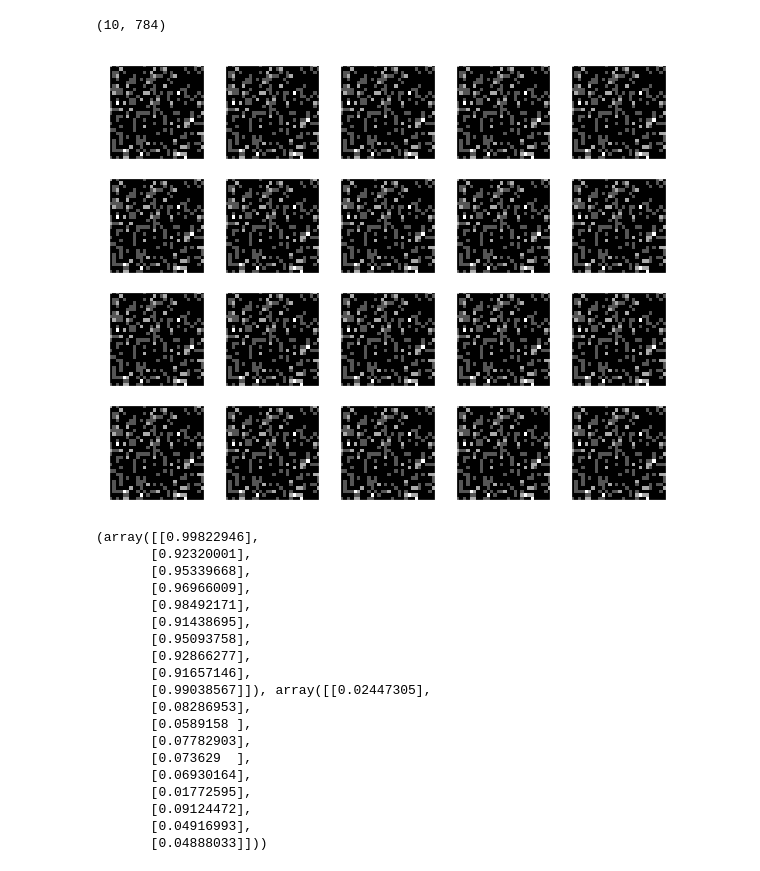
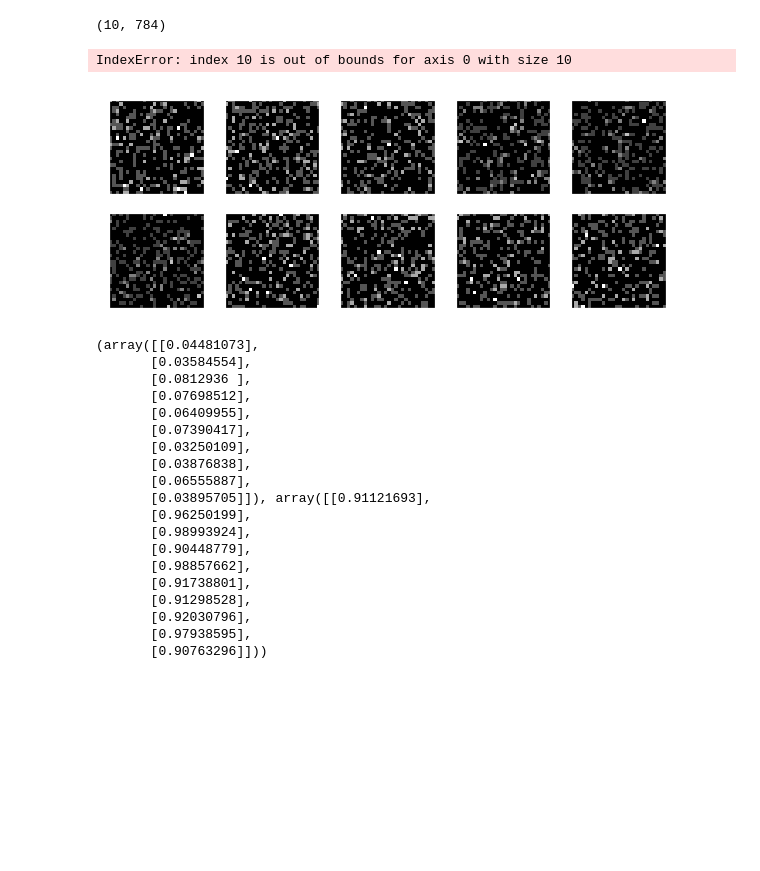
Before and after one commit to Jizhongpeng/2d_image_gans, a Jupyter notebook: mnist_gan.py.ipynb, the cells around one changed output. Cells and saved outputs as stored; diff of their text form; code cells hidden in the pictures; blank space fills up the shorter version.

Commit message:
flipped labels so that 0 corresponds to real, fixed test for deprocessor

```diff
--- a/mnist_gan.py.ipynb
+++ b/mnist_gan.py.ipynb
@@ -256,42 +256,43 @@ print(new_test.shape)
 # %%
 # deprocessing output
 plt.figure(figsize=(10,8))
-for i in range(20):
-    img = deprocess(new_test[0])
-    plt.subplot(4, 5, i+1)
+for i in range(10):
+    img = deprocess(new_test[i])
+    plt.subplot(2, 5, i+1)
     plt.imshow(img, cmap='gray')
     plt.xticks([])
     plt.yticks([])
 plt.show()
 # %% [output]
+IndexError: index 10 is out of bounds for axis 0 with size 10
-[figure, old version]
+[figure, new version]
 # %%
 # creating labels for the data
 def make_labels(rows):
     #return np.ones([size, 1]), np.zeros([size, 1])
-    return np.random.uniform(low=0.9, high=1, size=(rows,1)), np.random.uniform(low=0.0, high=0.1, size=(rows,1))
+    return np.random.uniform(low=0.0, high=0.1, size=(rows,1)), np.random.uniform(low=0.9, high=1.0, size=(rows,1))
 b = make_labels(10)
 print(b)
 # %% [output]
-(array([[0.99822946],
-       [0.92320001],
-       [0.95339668],
-       [0.96966009],
-       [0.98492171],
-       [0.91438695],
-       [0.95093758],
-       [0.92866277],
-       [0.91657146],
-       [0.99038567]]), array([[0.02447305],
-       [0.08286953],
-       [0.0589158 ],
-       [0.07782903],
-       [0.073629  ],
-       [0.06930164],
-       [0.01772595],
-       [0.09124472],
-       [0.04916993],
-       [0.04888033]]))
+(array([[0.04481073],
+       [0.03584554],
+       [0.0812936 ],
+       [0.07698512],
+       [0.06409955],
+       [0.07390417],
+       [0.03250109],
+       [0.03876838],
+       [0.06555887],
+       [0.03895705]]), array([[0.91121693],
+       [0.96250199],
+       [0.98993924],
+       [0.90448779],
+       [0.98857662],
+       [0.91738801],
+       [0.91298528],
+       [0.92030796],
+       [0.97938595],
+       [0.90763296]]))
 # %%
 # training for-loop
 batch_size = 128
```
Also changed, not shown: parts of 2 cells of this notebook.
